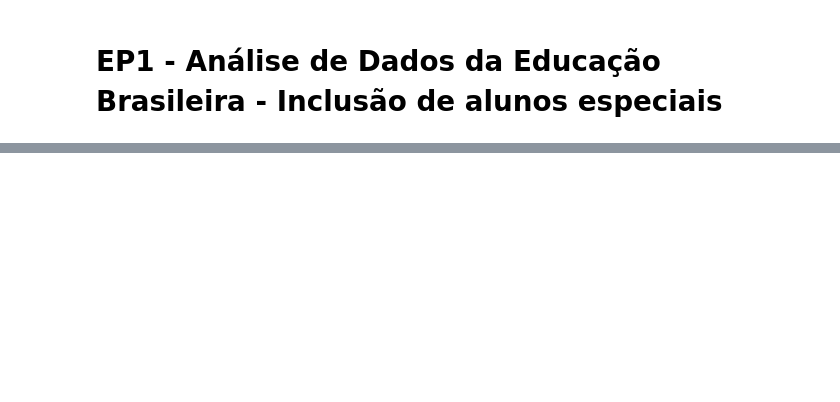
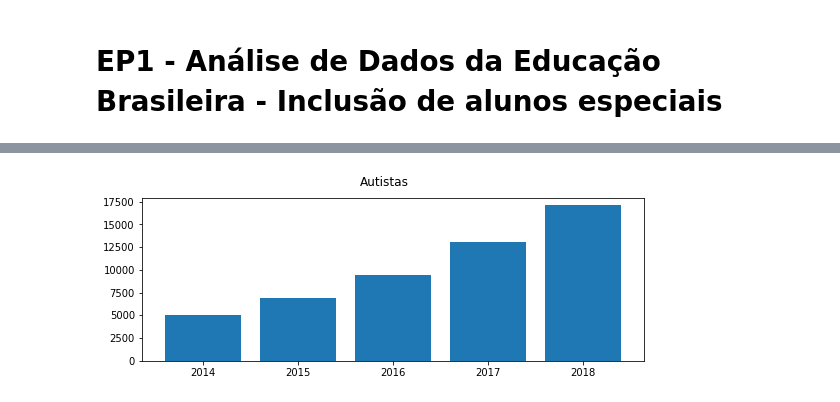
Before and after one commit to JDanrley/Microdados-INEP-Alunos-Especiais, a Jupyter notebook: Notebook_EP1.ipynb, the cells around one changed output, grey strips where cells are left out. Saved outputs shown, nothing was run; the diff lists cells and outputs as text; code cells hidden in the pictures; blank space fills up the shorter version.

```diff
--- a/Notebook_EP1.ipynb
+++ b/Notebook_EP1.ipynb
@@ -13,0 +125,11 @@ mat_srd.head(2)
+# %%
+names = ['2014', '2015', '2016', '2017', '2018']
+values = [mat_14_aut, mat_15_aut, mat_16_aut, mat_17_aut, mat_18_aut]
+
+plt.figure(figsize=(9, 3))
+
+plt.bar(names, values)
+plt.suptitle('Autistas')
+plt.show()
+# %% [output]
+[figure, added]
```
Also changed, not shown: parts of 18 cells of this notebook.
